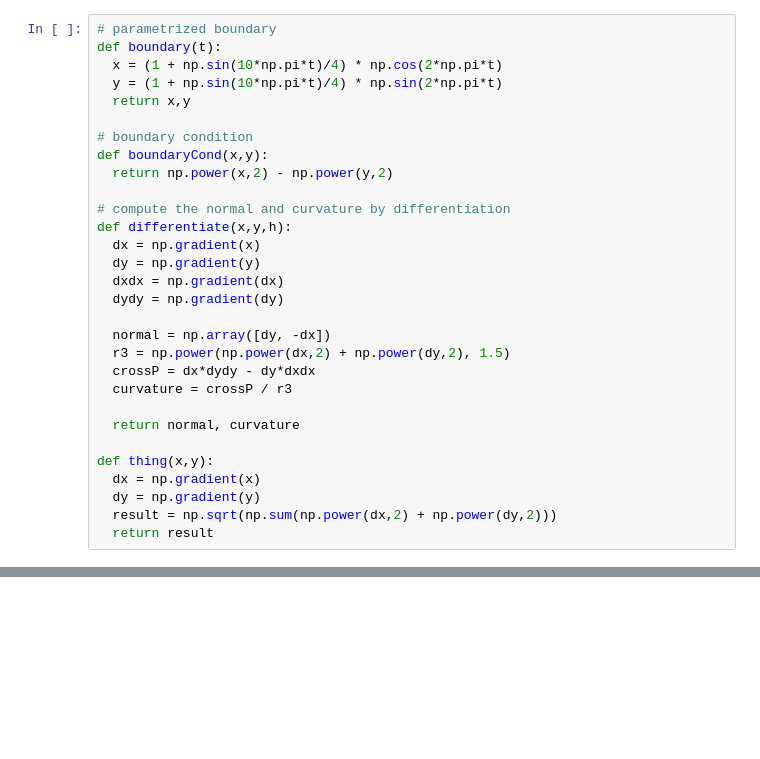
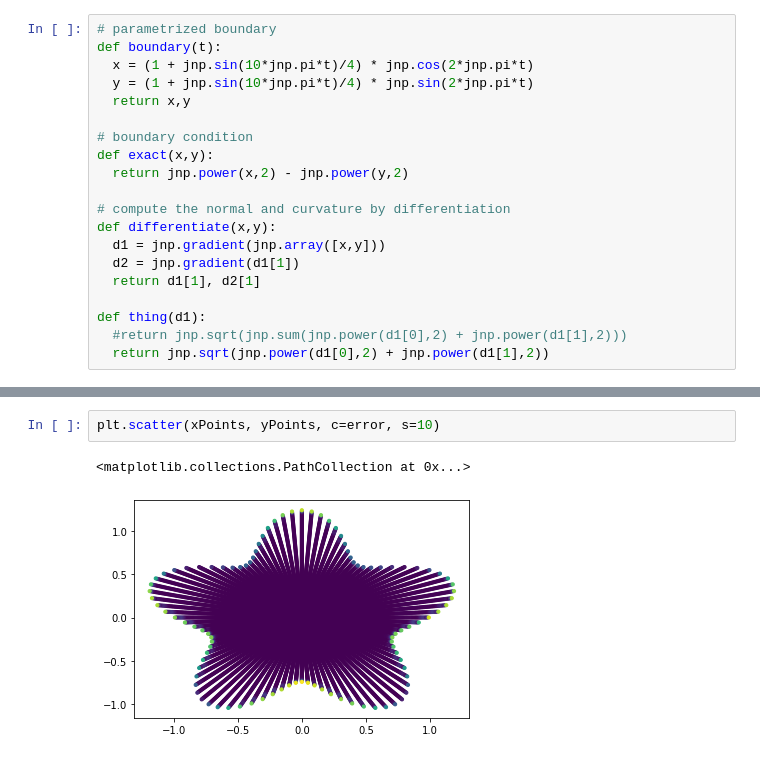
Before and after one commit to AmandinChyba/Project1-Fields-2022, a Jupyter notebook: BIEM_attempt.ipynb, the cells around one changed output, grey strips where cells are left out. Saved outputs shown, nothing was run; the diff lists cells and outputs as text; blank space fills up the shorter version.

```diff
--- a/BIEM_attempt.ipynb
+++ b/BIEM_attempt.ipynb
@@ -10,32 +11,22 @@ import matplotlib.pyplot as plt
 # %%
 # parametrized boundary
 def boundary(t):
-  x = (1 + np.sin(10*np.pi*t)/4) * np.cos(2*np.pi*t)
-  y = (1 + np.sin(10*np.pi*t)/4) * np.sin(2*np.pi*t)
+  x = (1 + jnp.sin(10*jnp.pi*t)/4) * jnp.cos(2*jnp.pi*t)
+  y = (1 + jnp.sin(10*jnp.pi*t)/4) * jnp.sin(2*jnp.pi*t)
   return x,y
 
 # boundary condition
-def boundaryCond(x,y):
-  return np.power(x,2) - np.power(y,2)
+def exact(x,y):
+  return jnp.power(x,2) - jnp.power(y,2)
 
 # compute the normal and curvature by differentiation
-def differentiate(x,y,h):
-  dx = np.gradient(x)
-  dy = np.gradient(y)
-  dxdx = np.gradient(dx)
-  dydy = np.gradient(dy)
+def differentiate(x,y):
+  d1 = jnp.gradient(jnp.array([x,y]))
+  d2 = jnp.gradient(d1[1])
+  return d1[1], d2[1]
 
-  normal = np.array([dy, -dx])
-  r3 = np.power(np.power(dx,2) + np.power(dy,2), 1.5)
-  crossP = dx*dydy - dy*dxdx
-  curvature = crossP / r3
-
-  return normal, curvature
-
-def thing(x,y):
-  dx = np.gradient(x)
-  dy = np.gradient(y)
-  result = np.sqrt(np.sum(np.power(dx,2) + np.power(dy,2)))
-  return result
+def thing(d1):
+  #return jnp.sqrt(jnp.sum(jnp.power(d1[0],2) + jnp.power(d1[1],2)))
+  return jnp.sqrt(jnp.power(d1[0],2) + jnp.power(d1[1],2))
 # %%
 # number of points
@@ -86,0 +84,5 @@ print(boundaryCond(xPoint,yPoint))
+# %%
+plt.scatter(xPoints, yPoints, c=error, s=10)
+# %% [output]
+<matplotlib.collections.PathCollection at 0x...>
+[figure, added]
```
Also changed, not shown: parts of 3 cells of this notebook.
